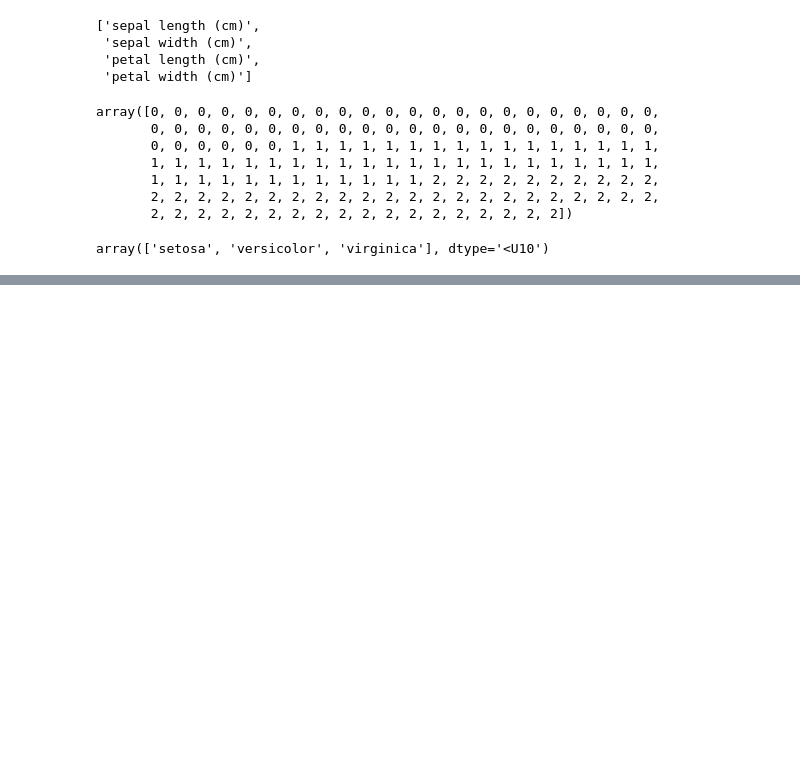
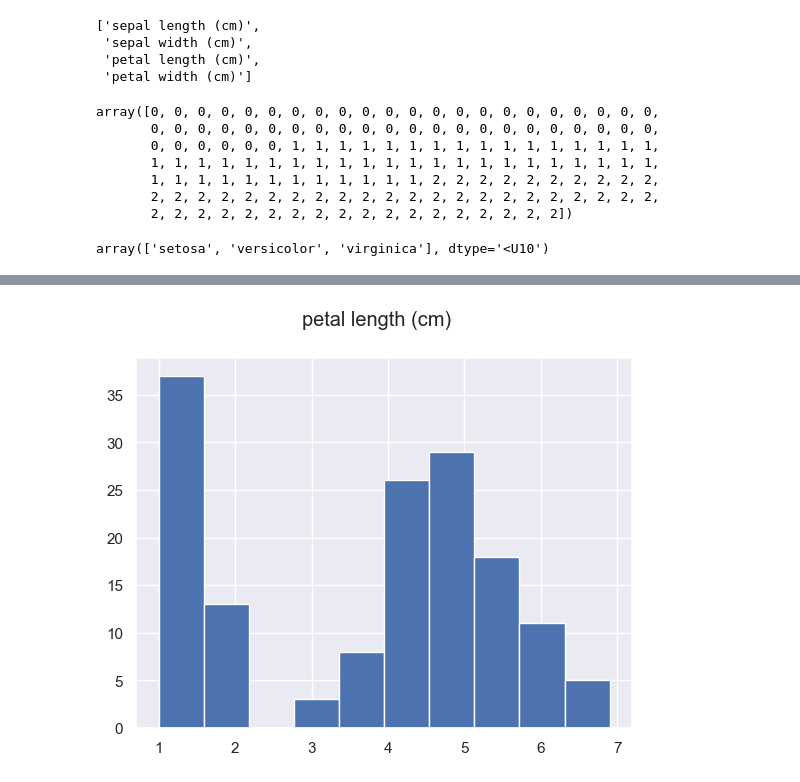
Before and after one commit to shoumik77/irisEDA, a Jupyter notebook: irisdataset.ipynb, the cells around one changed output, grey strips where cells are left out. Drawn from its saved outputs; the diff is of its cells as text; code cells hidden in the pictures; blank space fills up the shorter version.

```diff
--- a/irisdataset.ipynb
+++ b/irisdataset.ipynb
@@ -87,0 +131,7 @@ array(['setosa', 'versicolor', 'virginica'], dtype='<U10')
+# %%
+col = "petal length (cm)"
+df[col].hist()
+plt.suptitle(col)
+plt.show()
+# %% [output]
+[figure, added]
```
Also changed, not shown: parts of 17 cells of this notebook.
